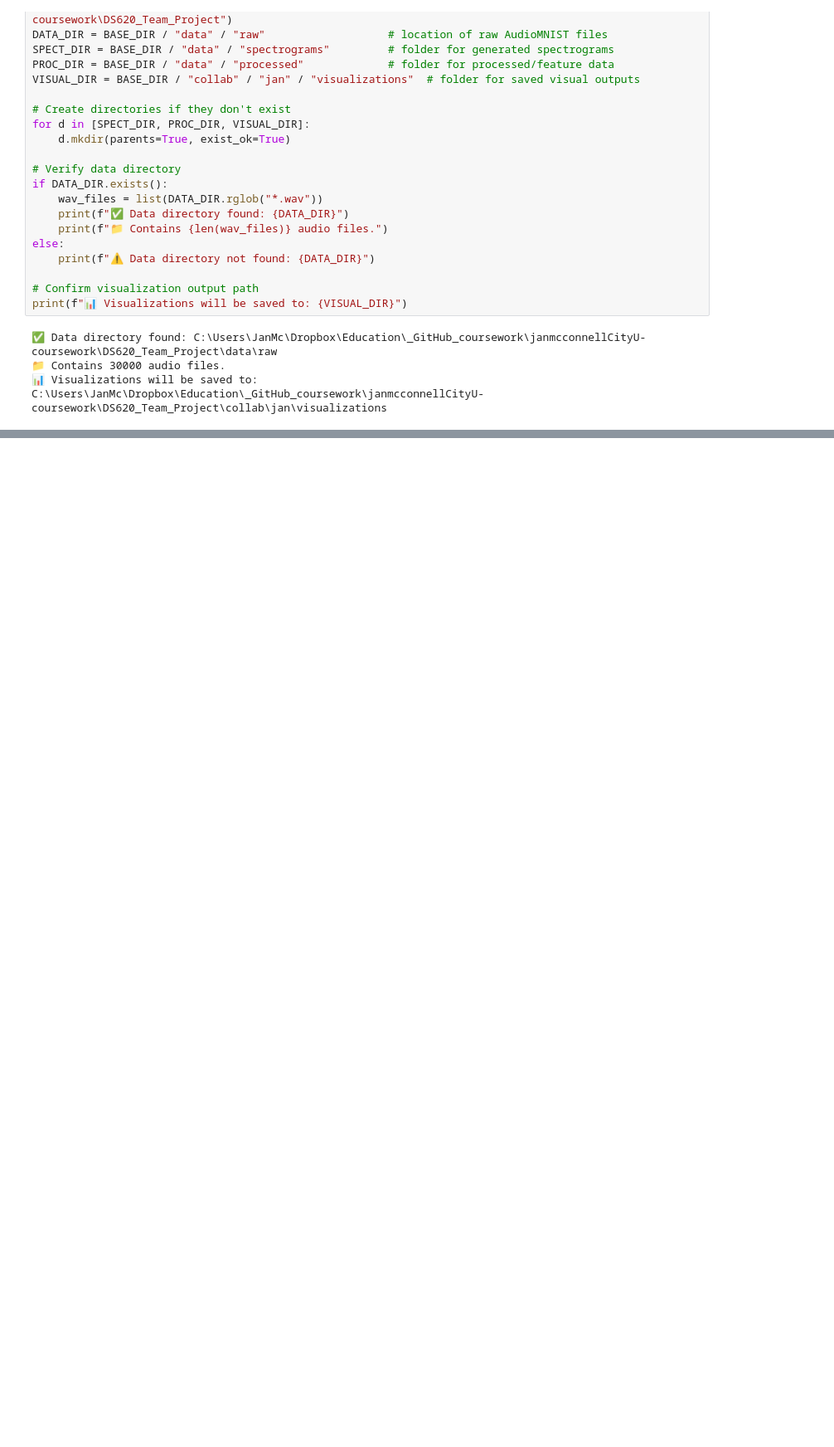
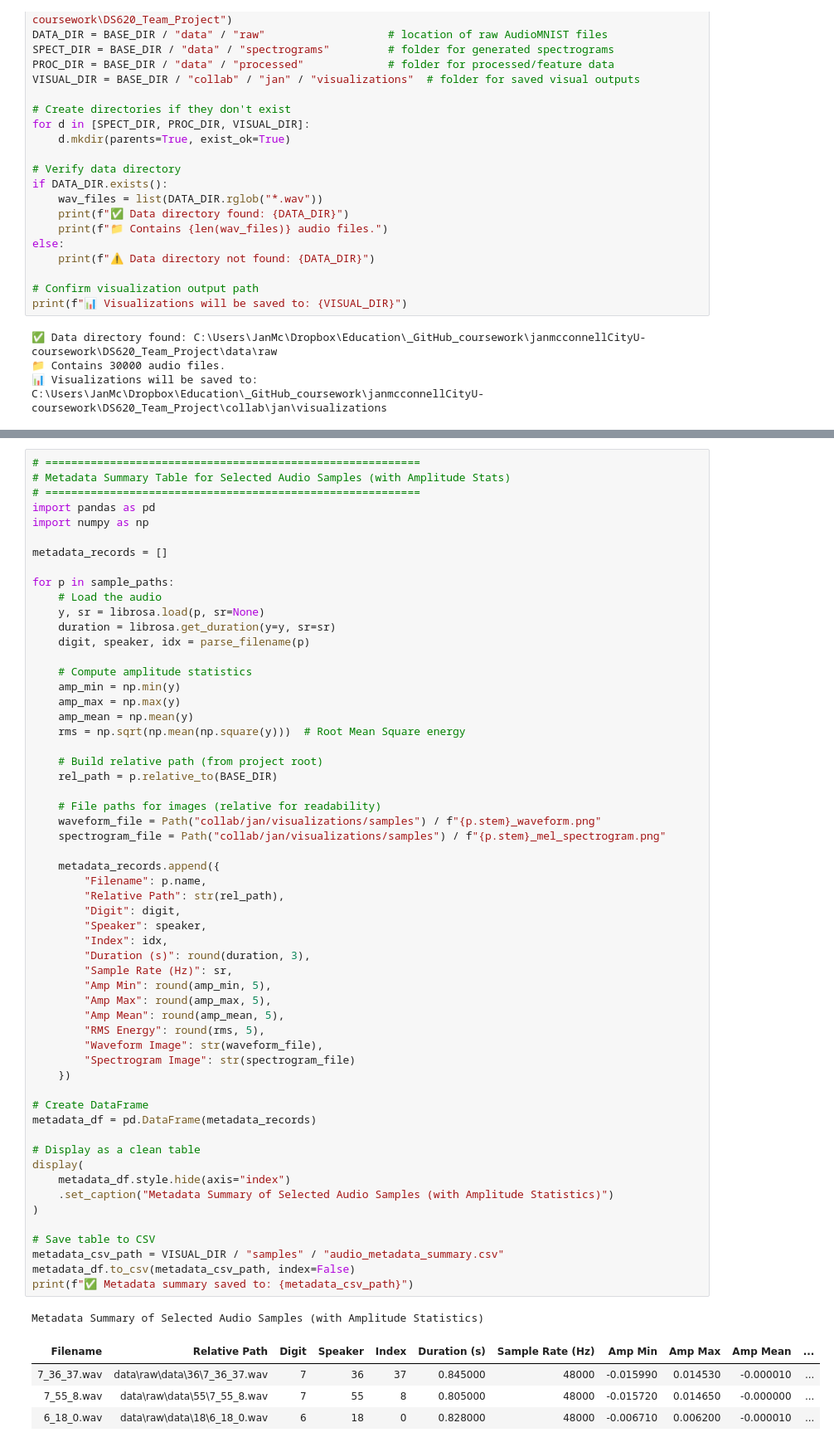
Before and after one commit to janmcconnellCityU/DS620_Team_Project, a Jupyter notebook: collab/jan/jan.ipynb, the cells around one changed output, grey strips where cells are left out. Shown: that part at 83% size. Cells and saved outputs as stored; diff of their text form; blank space fills up the shorter version.

```diff
--- a/collab/jan/jan.ipynb
+++ b/collab/jan/jan.ipynb
@@ -55,0 +199,63 @@ print(f"📊 Visualizations will be saved to: {VISUAL_DIR}")
+# %%
+# ==========================================================
+# Metadata Summary Table for Selected Audio Samples (with Amplitude Stats)
+# ==========================================================
+import pandas as pd
+import numpy as np
+
+metadata_records = []
+
+for p in sample_paths:
+    # Load the audio
+    y, sr = librosa.load(p, sr=None)
+    duration = librosa.get_duration(y=y, sr=sr)
+    digit, speaker, idx = parse_filename(p)
+
+    # Compute amplitude statistics
+    amp_min = np.min(y)
+    amp_max = np.max(y)
+    amp_mean = np.mean(y)
+    rms = np.sqrt(np.mean(np.square(y)))  # Root Mean Square energy
+
+    # Build relative path (from project root)
+    rel_path = p.relative_to(BASE_DIR)
+
+    # File paths for images (relative for readability)
+    waveform_file = Path("collab/jan/visualizations/samples") / f"{p.stem}_waveform.png"
+    spectrogram_file = Path("collab/jan/visualizations/samples") / f"{p.stem}_mel_spectrogram.png"
+
+    metadata_records.append({
+        "Filename": p.name,
+        "Relative Path": str(rel_path),
+        "Digit": digit,
+        "Speaker": speaker,
+        "Index": idx,
+        "Duration (s)": round(duration, 3),
+        "Sample Rate (Hz)": sr,
+        "Amp Min": round(amp_min, 5),
+        "Amp Max": round(amp_max, 5),
+        "Amp Mean": round(amp_mean, 5),
+        "RMS Energy": round(rms, 5),
+        "Waveform Image": str(waveform_file),
+        "Spectrogram Image": str(spectrogram_file)
+    })
+
+# Create DataFrame
+metadata_df = pd.DataFrame(metadata_records)
+
+# Display as a clean table
+display(
+    metadata_df.style.hide(axis="index")
+    .set_caption("Metadata Summary of Selected Audio Samples (with Amplitude Statistics)")
+)
+
+# Save table to CSV
+metadata_csv_path = VISUAL_DIR / "samples" / "audio_metadata_summary.csv"
+metadata_df.to_csv(metadata_csv_path, index=False)
+print(f"✅ Metadata summary saved to: {metadata_csv_path}")
+# %% [output]
+Metadata Summary of Selected Audio Samples (with Amplitude Statistics)
+| Filename | Relative Path | Digit | Speaker | Index | Duration (s) | Sample Rate (Hz) | Amp Min | Amp Max | Amp Mean | ... |
+| 7_36_37.wav | data\raw\data\36\7_36_37.wav | 7 | 36 | 37 | 0.845000 | 48000 | -0.015990 | 0.014530 | -0.000010 | ... |
+| 7_55_8.wav | data\raw\data\55\7_55_8.wav | 7 | 55 | 8 | 0.805000 | 48000 | -0.015720 | 0.014650 | -0.000000 | ... |
+| 6_18_0.wav | data\raw\data\18\6_18_0.wav | 6 | 18 | 0 | 0.828000 | 48000 | -0.006710 | 0.006200 | -0.000010 | ... |
```
Also changed, not shown: parts of 3 cells of this notebook, 8 other files.
